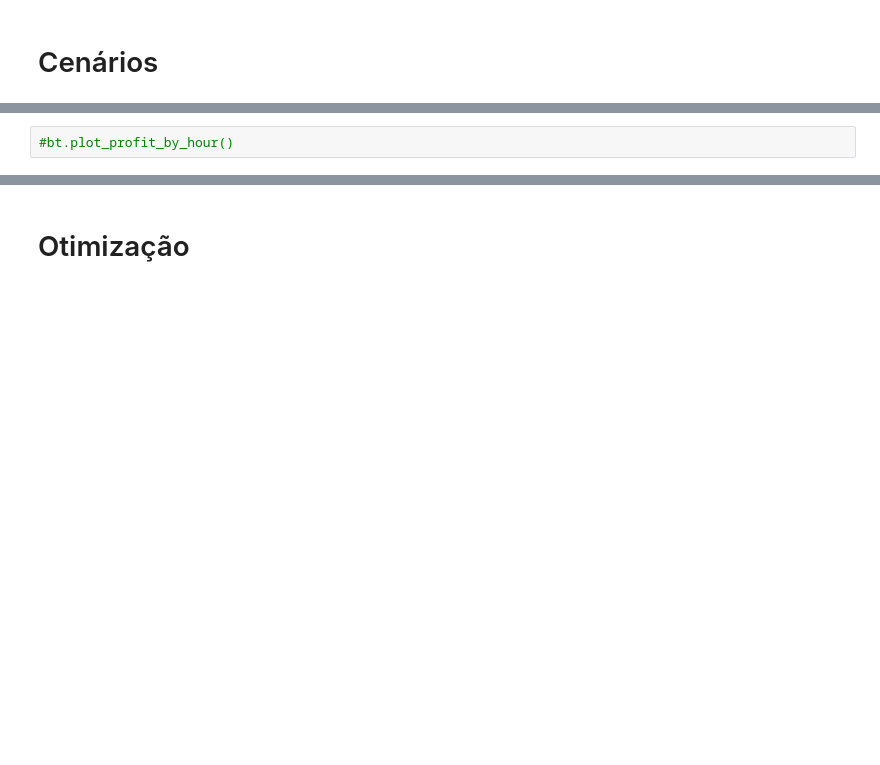
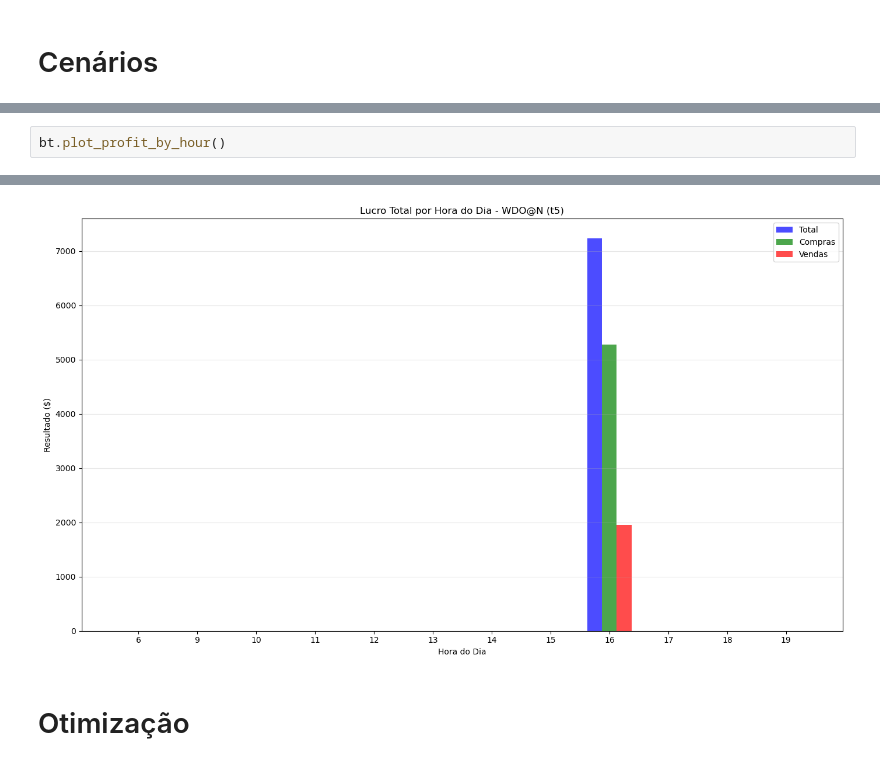
Before and after one commit to RenatoPhys/trading-factory, a Jupyter notebook: exemplos/02.bollinger bands.ipynb, the cells around one changed output, grey strips where cells are left out. Drawn from its saved outputs; the diff is of its cells as text; blank space fills up the shorter version.

```diff
--- a/exemplos/02.bollinger bands.ipynb
+++ b/exemplos/02.bollinger bands.ipynb
@@ -387,2 +347,3 @@ bt.plot_cumulative_by_hour()
 # %%
-#bt.plot_profit_by_hour()
+bt.plot_profit_by_hour()
+# %% [output]
@@ -389,3 +351,4 @@ bt.plot_cumulative_by_hour()
+[figure, added]
 # %% [markdown]
 # Otimização
 # %%
```
Also changed, not shown: parts of 11 cells of this notebook, 5 other files.
